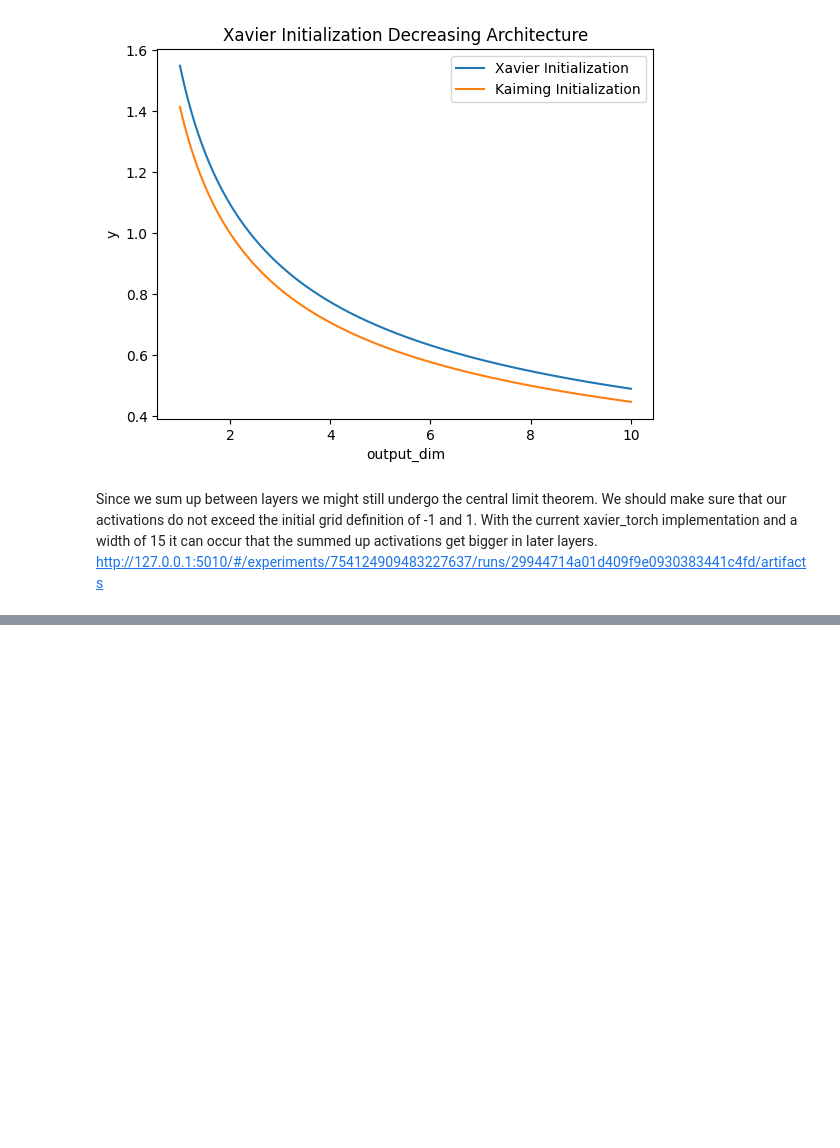
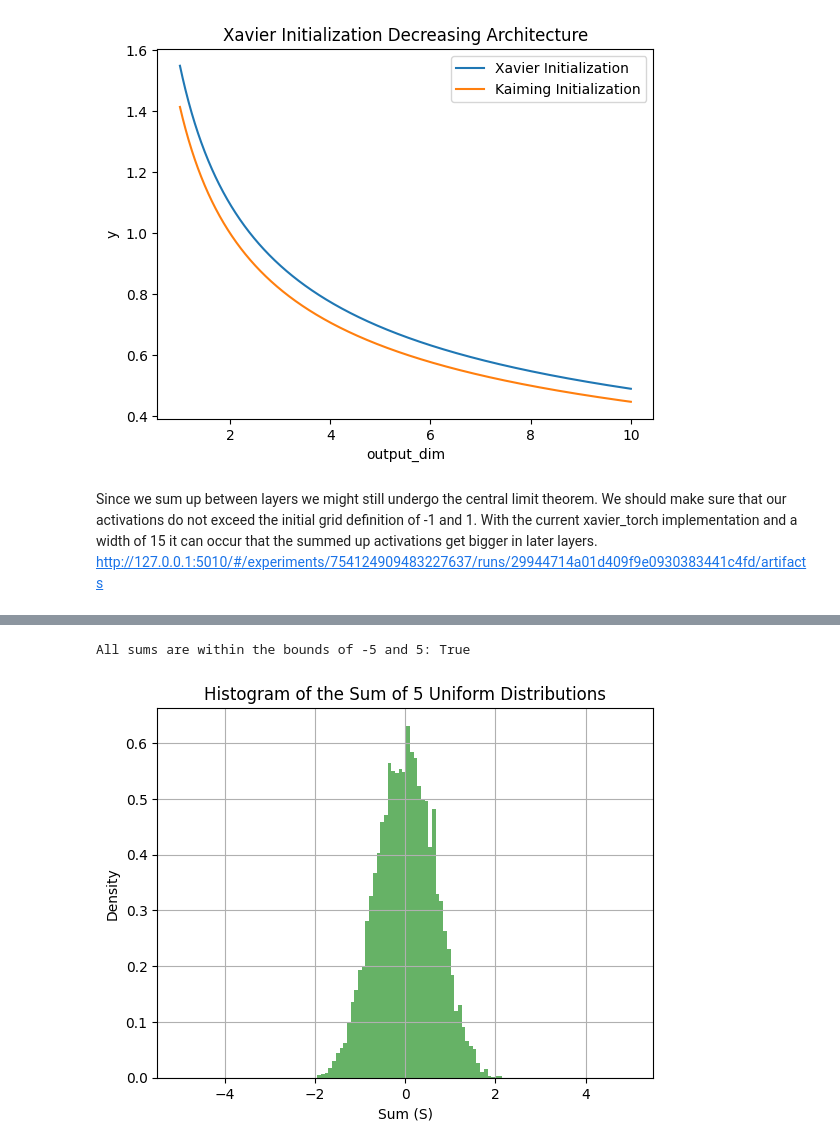
Before and after one commit to lniehaus/pykan, a Jupyter notebook: tutorials/Experiments/trainer/notebooks/init_variance.ipynb, the cells around one changed output, grey strips where cells are left out. Cells and saved outputs as stored; diff of their text form; code cells hidden in the pictures; blank space fills up the shorter version.

```diff
--- a/tutorials/Experiments/trainer/notebooks/init_variance.ipynb
+++ b/tutorials/Experiments/trainer/notebooks/init_variance.ipynb
@@ -309,0 +344,31 @@ Proportion of sums within the range -1 to 1: 0.0000
+# %%
+import numpy as np
+import matplotlib.pyplot as plt
+
+# Set the number of samples and the number of uniform distributions to sum
+num_samples = 10000
+n = 5  # Change this to sum 'n' uniform distributions
+
+# Generate n independent uniform random variables
+X = np.random.uniform(-0.5, 0.5, (num_samples, n))
+
+# Calculate the sum of the n uniform distributions
+S = np.sum(X, axis=1)
+
+# Check if the sum is within the bounds
+within_bounds = np.all((S >= -n) & (S <= n))
+
+# Print the result
+print(f"All sums are within the bounds of {-n} and {n}: {within_bounds}")
+
+# Optional: Plot the histogram of the sums
+plt.hist(S, bins=50, density=True, alpha=0.6, color='g')
+plt.title(f'Histogram of the Sum of {n} Uniform Distributions')
+plt.xlabel('Sum (S)')
+plt.ylabel('Density')
+plt.xlim(-n - 0.5, n + 0.5)
+plt.grid()
+plt.show()
+# %% [output]
+All sums are within the bounds of -5 and 5: True
+[figure, added]
```
Also changed, not shown: parts of 8 cells of this notebook, 6 other files.
